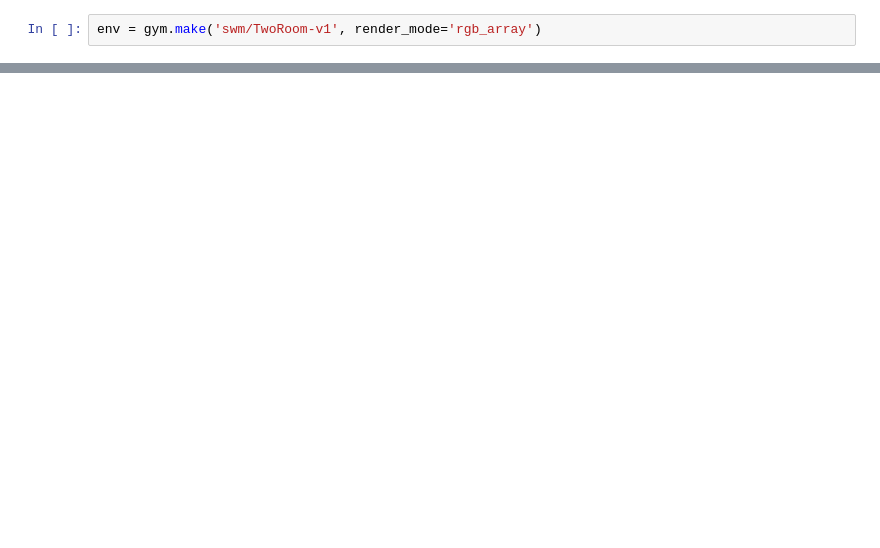
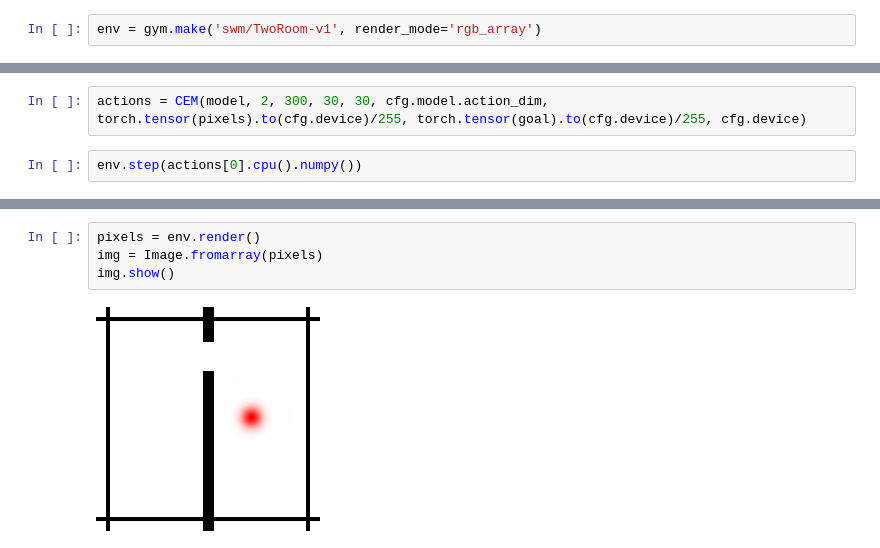
Before and after one commit to Flydexo/leworldmodel, a Jupyter notebook: eval.ipynb, the cells around one changed output, grey strips where cells are left out. Saved outputs shown, nothing was run; the diff lists cells and outputs as text; blank space fills up the shorter version.

```diff
--- a/eval.ipynb
+++ b/eval.ipynb
@@ -35,0 +126,4 @@ img.show()
+# %%
+actions = CEM(model, 2, 300, 30, 30, cfg.model.action_dim, torch.tensor(pixels).to(cfg.device)/255, torch.tensor(goal).to(cfg.device)/255, cfg.device)
+# %%
+env.step(actions[0].cpu().numpy())
@@ -36,3 +141,9 @@ img.show()
+# %%
+pixels = env.render()
+img = Image.fromarray(pixels)
+img.show()
+# %% [output]
+[figure, added]
 # %%
 device = 'cuda'
 model = load_pretrained('tworoom-fov/training-0-alt.pt').to(device).eval()
```
Also changed, not shown: parts of 12 cells of this notebook, 16 other files.
